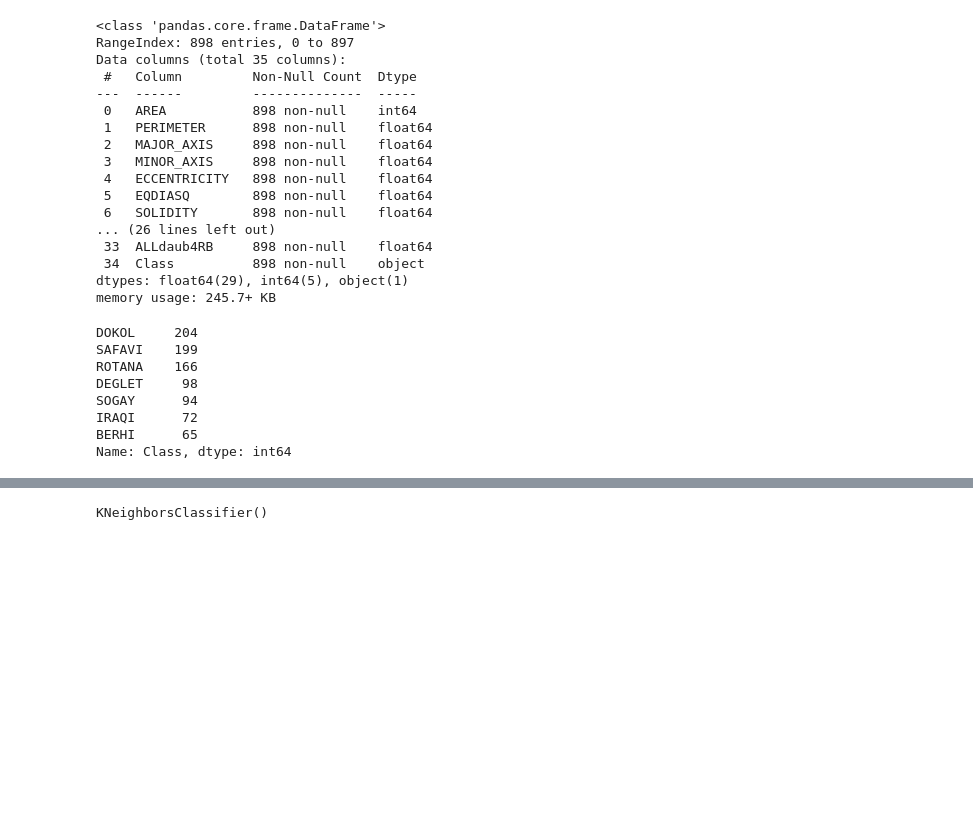
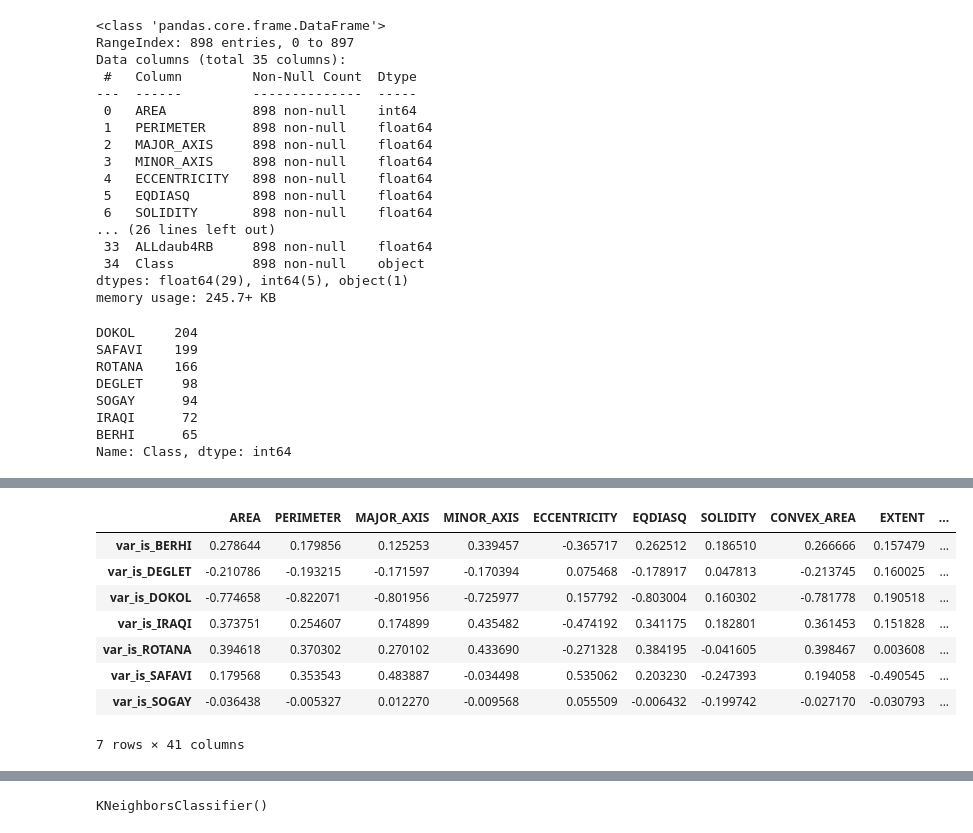
Before and after one commit to JosimarGon/practices, a Jupyter notebook: Data_Fruit_Datasets.ipynb, the cells around one changed output, grey strips where cells are left out. Drawn from its saved outputs; the diff is of its cells as text; code cells hidden in the pictures; blank space fills up the shorter version.

```diff
--- a/Data_Fruit_Datasets.ipynb
+++ b/Data_Fruit_Datasets.ipynb
@@ -52,0 +73,12 @@ Name: Class, dtype: int64
+# %%
+corr.iloc[-7:,:]
+# %% [output]
+|  | AREA | PERIMETER | MAJOR_AXIS | MINOR_AXIS | ECCENTRICITY | EQDIASQ | SOLIDITY | CONVEX_AREA | EXTENT | ... |
+| var_is_BERHI | 0.278644 | 0.179856 | 0.125253 | 0.339457 | -0.365717 | 0.262512 | 0.186510 | 0.266666 | 0.157479 | ... |
+| var_is_DEGLET | -0.210786 | -0.193215 | -0.171597 | -0.170394 | 0.075468 | -0.178917 | 0.047813 | -0.213745 | 0.160025 | ... |
+| var_is_DOKOL | -0.774658 | -0.822071 | -0.801956 | -0.725977 | 0.157792 | -0.803004 | 0.160302 | -0.781778 | 0.190518 | ... |
+| var_is_IRAQI | 0.373751 | 0.254607 | 0.174899 | 0.435482 | -0.474192 | 0.341175 | 0.182801 | 0.361453 | 0.151828 | ... |
+| var_is_ROTANA | 0.394618 | 0.370302 | 0.270102 | 0.433690 | -0.271328 | 0.384195 | -0.041605 | 0.398467 | 0.003608 | ... |
+| var_is_SAFAVI | 0.179568 | 0.353543 | 0.483887 | -0.034498 | 0.535062 | 0.203230 | -0.247393 | 0.194058 | -0.490545 | ... |
+| var_is_SOGAY | -0.036438 | -0.005327 | 0.012270 | -0.009568 | 0.055509 | -0.006432 | -0.199742 | -0.027170 | -0.030793 | ... |
+7 rows × 41 columns
```
Also changed, not shown: parts of 8 cells of this notebook.
